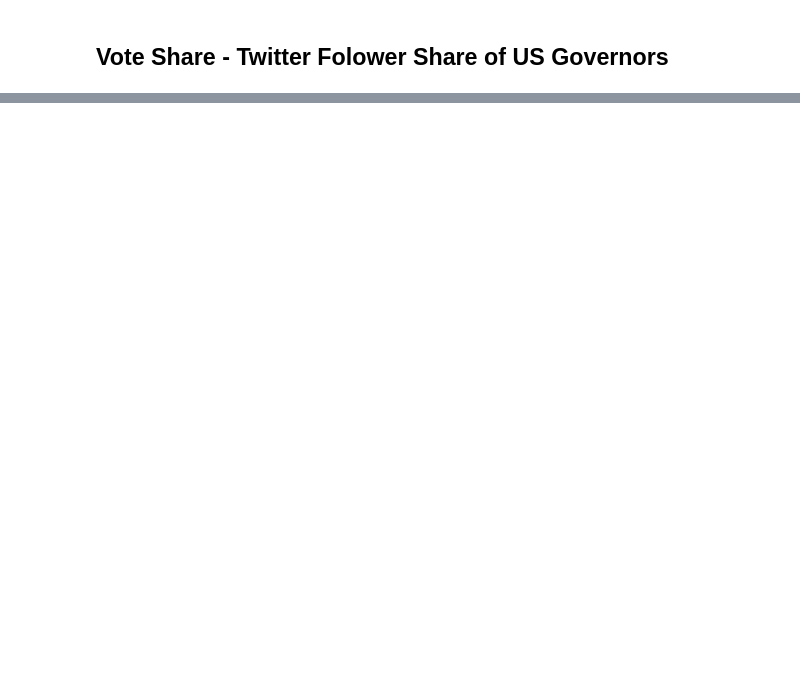
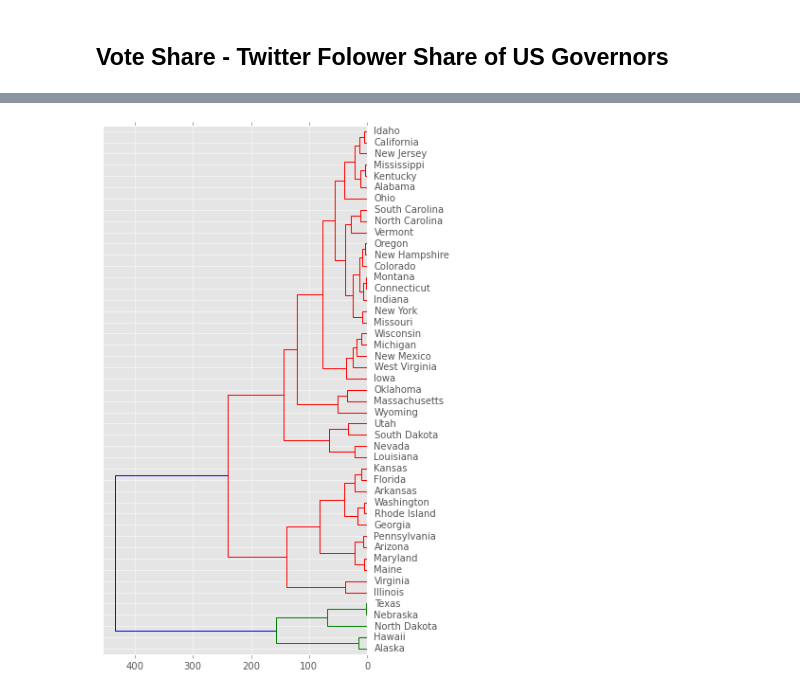
Before and after one commit to hbisgin/GeoInfluence, a Jupyter notebook: analysis/Desc Stats of the Challengers.ipynb, the cells around one changed output, grey strips where cells are left out. Saved outputs shown, nothing was run; the diff lists cells and outputs as text; code cells hidden in the pictures; blank space fills up the shorter version.

```diff
--- a/analysis/Desc Stats of the Challengers.ipynb
+++ b/analysis/Desc Stats of the Challengers.ipynb
@@ -102,6 +126,19 @@ states.create_map(path='vote_twfol.html')
 HTML('<iframe src="vote_twfol.html" style="width: 100%; height: 510px; border: none"></iframe>')
 # %% [output]
 [interactive output not drawn]
+# %%
+# compute distance matrix
+from scipy.spatial.distance import pdist, squareform
+distxy = squareform(pdist(df[['twshare','shareGov']], metric='euclidean'))
+# %%
+# perform clustering and plot the dendrogram
+from scipy.cluster.hierarchy import linkage, dendrogram
+ax = plt.subplot(111)
+ax.figure.set_size_inches(5,10)
+l = linkage(distxy,method='complete')
+dendrogram(l,labels=df['state'].tolist(),orientation='right');
+# %% [output]
+[figure, added]
 # %%
 # states whose incumbent governors have less followers than their challengers...
 df[df['folch']>df['folgov']]
```
Also changed, not shown: parts of 18 cells of this notebook, 11 other files.
